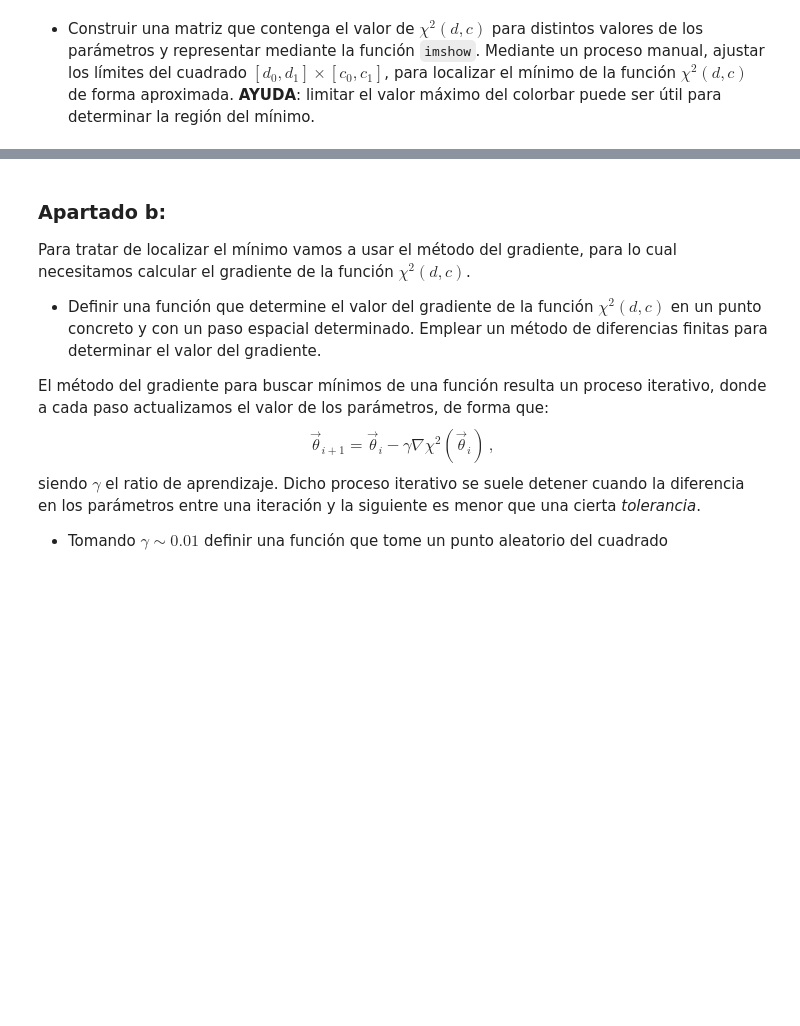
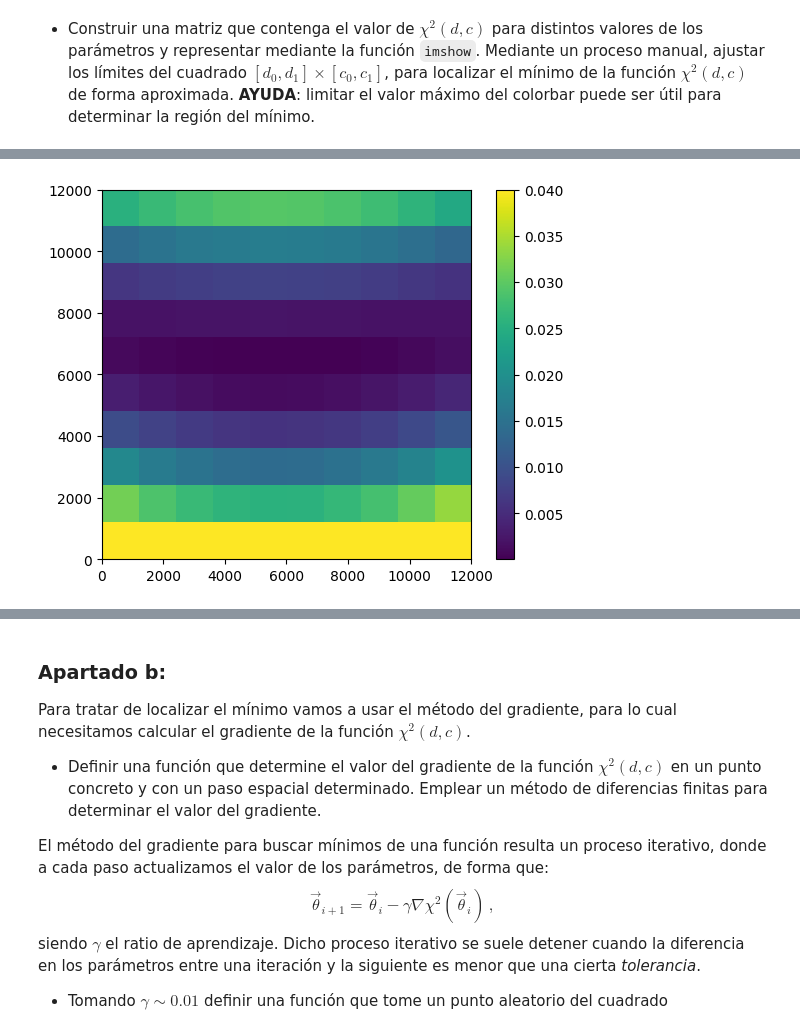
Before and after one commit to guillediaaazz/fiscomp-practices, a Jupyter notebook: war-problem-enunciados.ipynb, the cells around one changed output, grey strips where cells are left out. Saved outputs shown, nothing was run; the diff lists cells and outputs as text; code cells hidden in the pictures; blank space fills up the shorter version.

```diff
--- a/war-problem-enunciados.ipynb
+++ b/war-problem-enunciados.ipynb
@@ -119,0 +122,17 @@ show()
+# %%
+"""test"""
+# N = 30
+# d0, d1 = 0, 12000
+# c0, c1 = 0, 12000
+
+# chiMatrix = createChiMatrix(shotsX, shotsY, d0, d1, c0, c1, N)
+
+# # print(chiMatrix)
+
+# umbral = 1
+# # imshow(chiMatrix, extent=[d0, d1, c0, c1], vmax=umbral*chiMatrix.max((0,1)))
+# imshow(chiMatrix[20:,20:]/chiMatrix.max((0,1)), extent=[d0, d1, c0, c1], vmax=0.04)
+# colorbar()
+# show()
+# %% [output]
+[figure, added]
```
Also changed, not shown: parts of 6 cells of this notebook.
